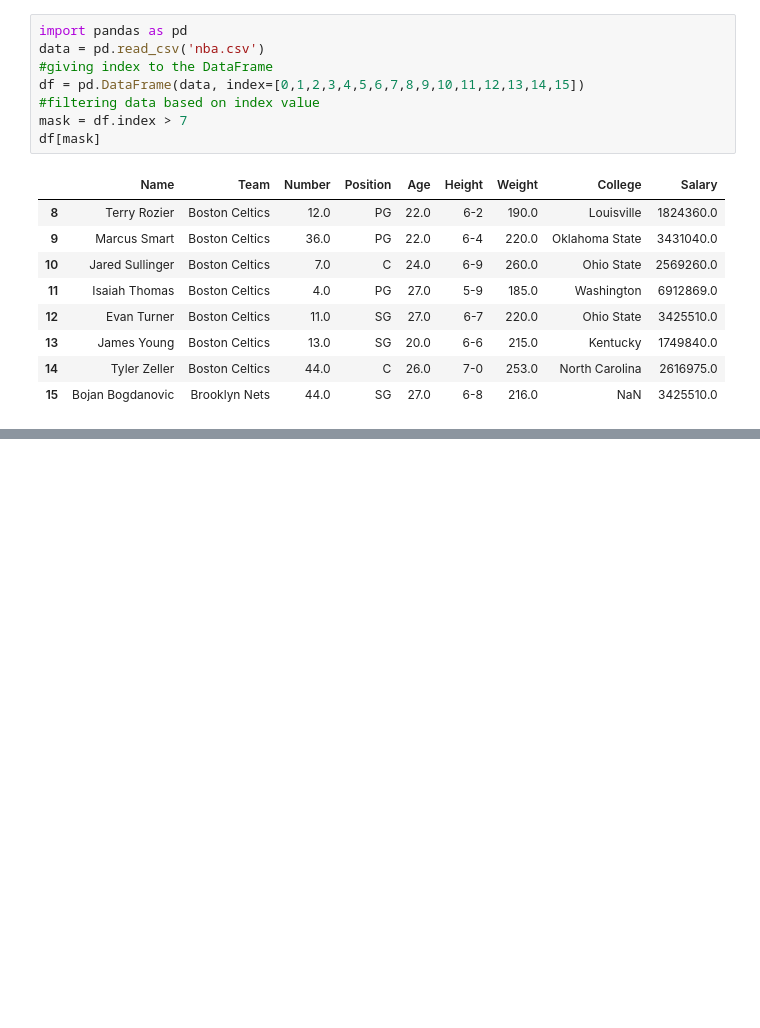
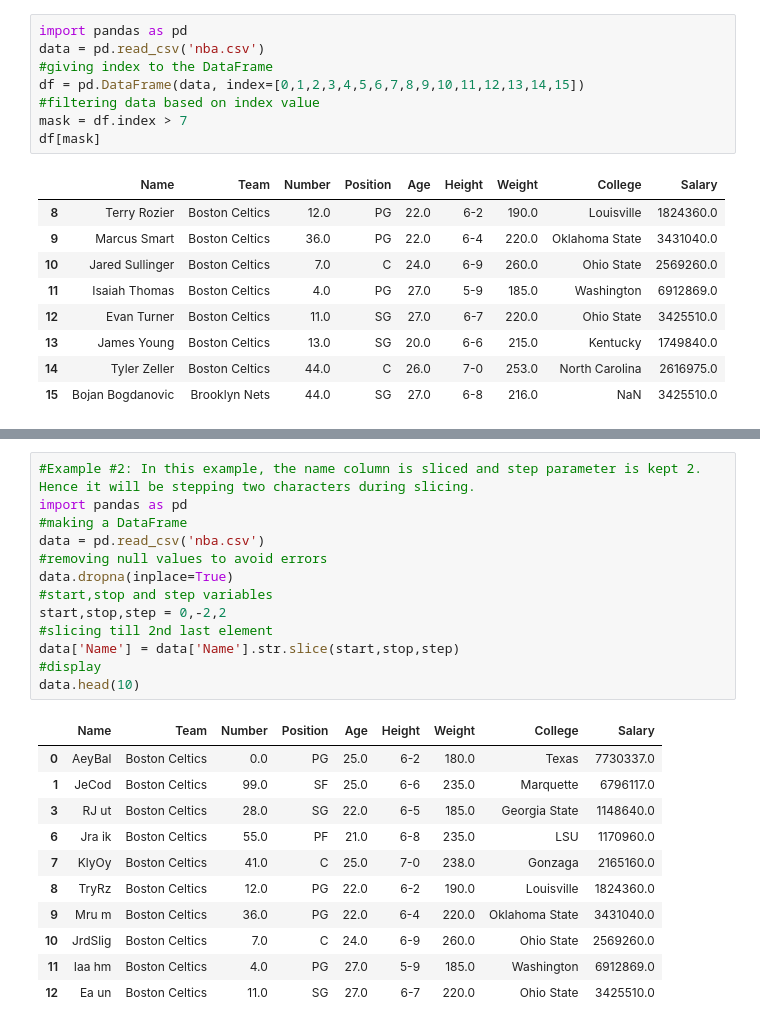
Before and after one commit to Lenmbugua/Python-Numpy-and-Pandas, a Jupyter notebook: Pandas.ipynb, the cells around one changed output, grey strips where cells are left out. Cells and saved outputs as stored; diff of their text form; blank space fills up the shorter version.

```diff
--- a/Pandas.ipynb
+++ b/Pandas.ipynb
@@ -1198,0 +1234,25 @@ df[mask]
+# %%
+#Example #2: In this example, the name column is sliced and step parameter is kept 2. Hence it will be stepping two characters during slicing.
+import pandas as pd
+#making a DataFrame
+data = pd.read_csv('nba.csv')
+#removing null values to avoid errors
+data.dropna(inplace=True)
+#start,stop and step variables
+start,stop,step = 0,-2,2
+#slicing till 2nd last element
+data['Name'] = data['Name'].str.slice(start,stop,step)
+#display
+data.head(10)
+# %% [output]
+|  | Name | Team | Number | Position | Age | Height | Weight | College | Salary |
+| 0 | AeyBal | Boston Celtics | 0.0 | PG | 25.0 | 6-2 | 180.0 | Texas | 7730337.0 |
+| 1 | JeCod | Boston Celtics | 99.0 | SF | 25.0 | 6-6 | 235.0 | Marquette | 6796117.0 |
+| 3 | RJ ut | Boston Celtics | 28.0 | SG | 22.0 | 6-5 | 185.0 | Georgia State | 1148640.0 |
+| 6 | Jra ik | Boston Celtics | 55.0 | PF | 21.0 | 6-8 | 235.0 | LSU | 1170960.0 |
+| 7 | KlyOy | Boston Celtics | 41.0 | C | 25.0 | 7-0 | 238.0 | Gonzaga | 2165160.0 |
+| 8 | TryRz | Boston Celtics | 12.0 | PG | 22.0 | 6-2 | 190.0 | Louisville | 1824360.0 |
+| 9 | Mru m | Boston Celtics | 36.0 | PG | 22.0 | 6-4 | 220.0 | Oklahoma State | 3431040.0 |
+| 10 | JrdSlig | Boston Celtics | 7.0 | C | 24.0 | 6-9 | 260.0 | Ohio State | 2569260.0 |
+| 11 | Iaa hm | Boston Celtics | 4.0 | PG | 27.0 | 5-9 | 185.0 | Washington | 6912869.0 |
+| 12 | Ea un | Boston Celtics | 11.0 | SG | 27.0 | 6-7 | 220.0 | Ohio State | 3425510.0 |
```
Also changed, not shown: parts of 1 cell of this notebook.
